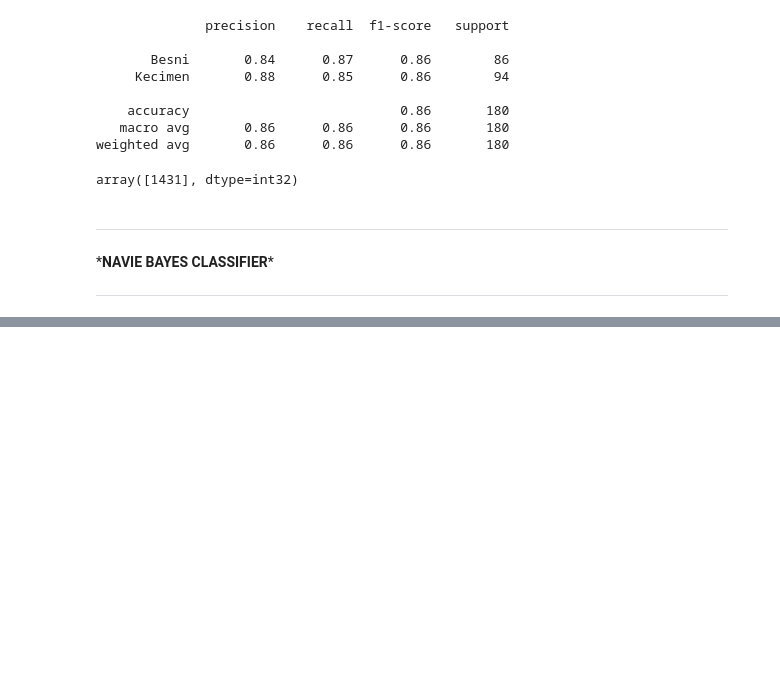
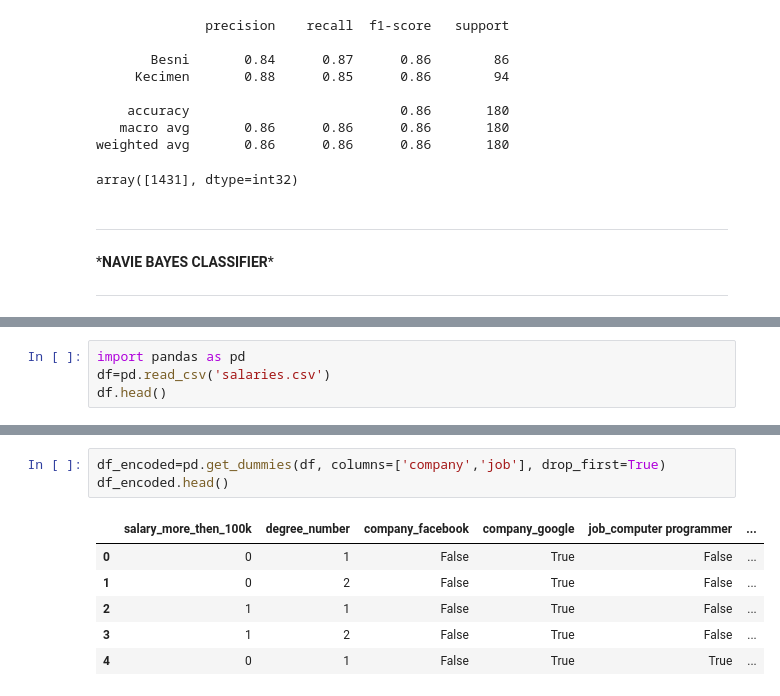
Before and after one commit to Vijayrrs485/Ruff-Stuff, a Jupyter notebook: ML_Classification.ipynb, the cells around one changed output, grey strips where cells are left out. Drawn from its saved outputs; the diff is of its cells as text; blank space fills up the shorter version.

```diff
--- a/ML_Classification.ipynb
+++ b/ML_Classification.ipynb
@@ -248,0 +364,4 @@ array([1431], dtype=int32)
+# %%
+import pandas as pd
+df=pd.read_csv('salaries.csv')
+df.head()
@@ -248,0 +404,10 @@ array([1431], dtype=int32)
+# %%
+df_encoded=pd.get_dummies(df, columns=['company','job'], drop_first=True)
+df_encoded.head()
+# %% [output]
+|  | salary_more_then_100k | degree_number | company_facebook | company_google | job_computer programmer | ... |
+| 0 | 0 | 1 | False | True | False | ... |
+| 1 | 0 | 2 | False | True | False | ... |
+| 2 | 1 | 1 | False | True | False | ... |
+| 3 | 1 | 2 | False | True | False | ... |
+| 4 | 0 | 1 | False | True | True | ... |
```
Also changed, not shown: parts of 21 cells of this notebook.
